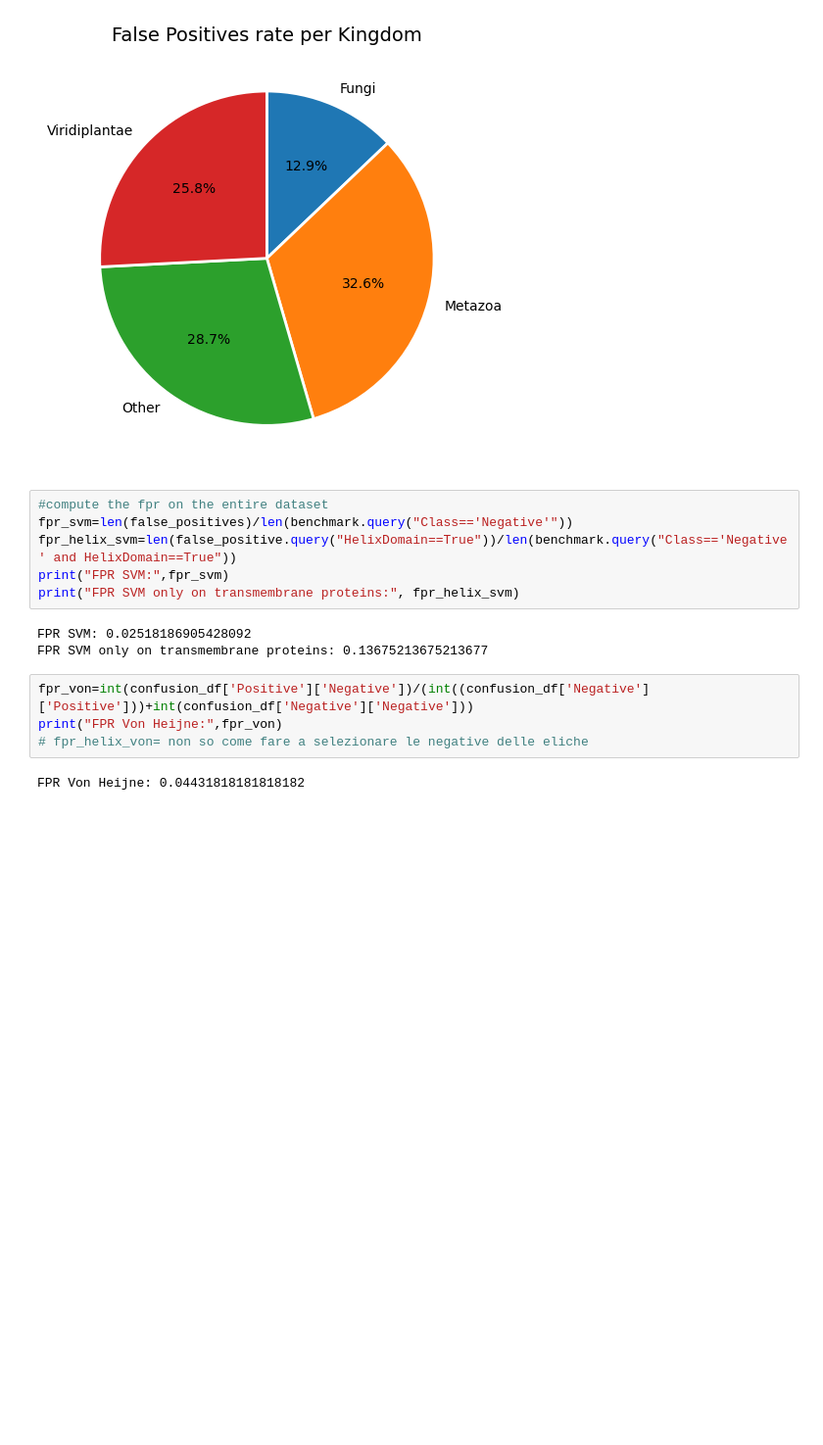
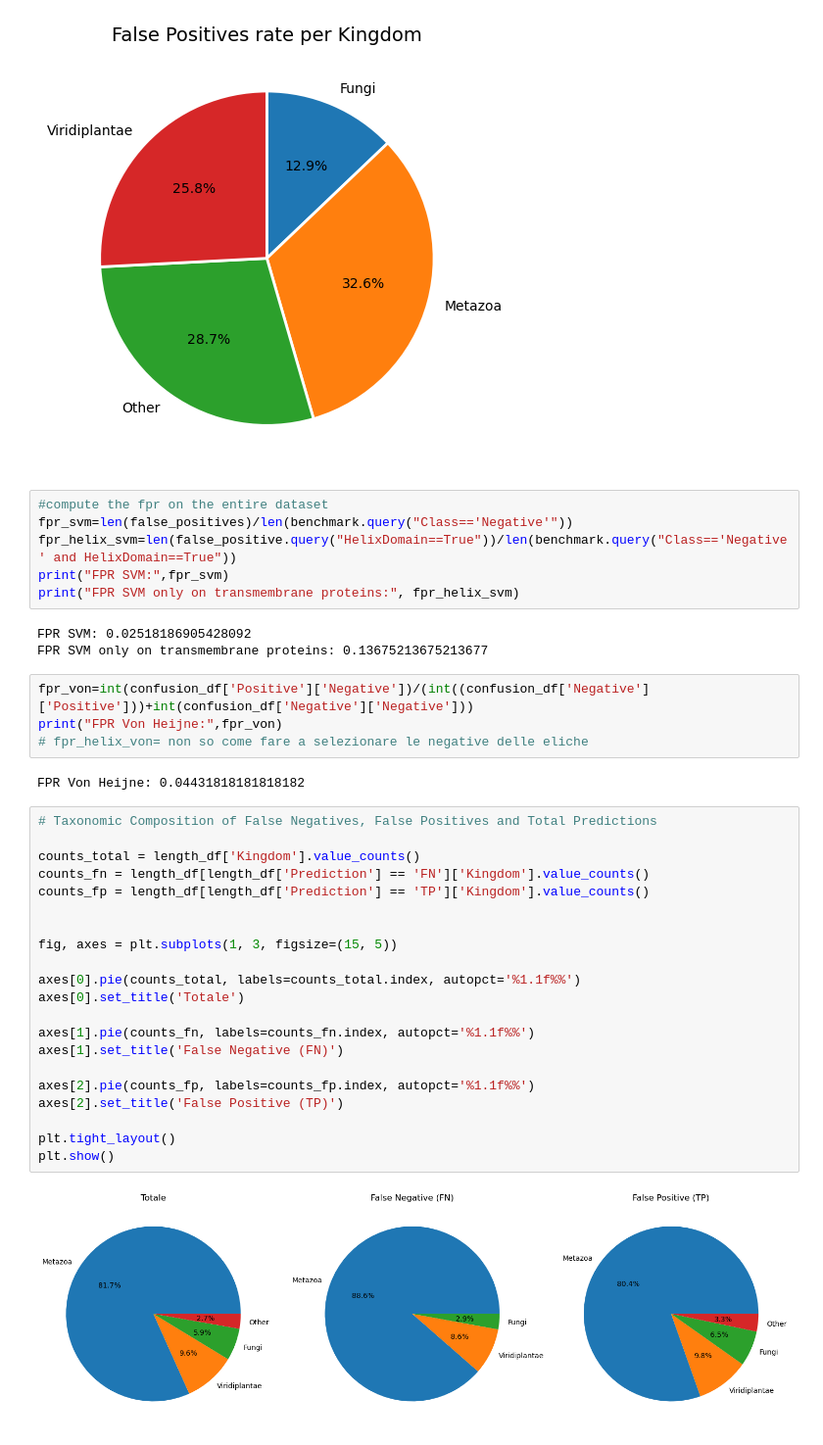
Before and after one commit to LucaCagnini/LB2_project_Group_3, a Jupyter notebook: performance_SVM/model_evaluation-PART2.ipynb, the cells around one changed output. Shown at 98% size. Cells and saved outputs as stored; diff of their text form; blank space fills up the shorter version.

Commit message:
plots in evaluation -jackie

```diff
--- a/performance_SVM/model_evaluation-PART2.ipynb
+++ b/performance_SVM/model_evaluation-PART2.ipynb
@@ -330,3 +330,26 @@ print("FPR Von Heijne:",fpr_von)
 # fpr_helix_von= non so come fare a selezionare le negative delle eliche
 # %% [output]
 FPR Von Heijne: 0.04431818181818182
+# %%
+# Taxonomic Composition of False Negatives, False Positives and Total Predictions
+
+counts_total = length_df['Kingdom'].value_counts()
+counts_fn = length_df[length_df['Prediction'] == 'FN']['Kingdom'].value_counts()
+counts_fp = length_df[length_df['Prediction'] == 'TP']['Kingdom'].value_counts()
+
+
+fig, axes = plt.subplots(1, 3, figsize=(15, 5))
+
+axes[0].pie(counts_total, labels=counts_total.index, autopct='%1.1f%%')
+axes[0].set_title('Totale')
+
+axes[1].pie(counts_fn, labels=counts_fn.index, autopct='%1.1f%%')
+axes[1].set_title('False Negative (FN)')
+
+axes[2].pie(counts_fp, labels=counts_fp.index, autopct='%1.1f%%')
+axes[2].set_title('False Positive (TP)')
+
+plt.tight_layout()
+plt.show()
+# %% [output]
+[figure, added]
```
Also changed, not shown: parts of 4 cells of this notebook.
